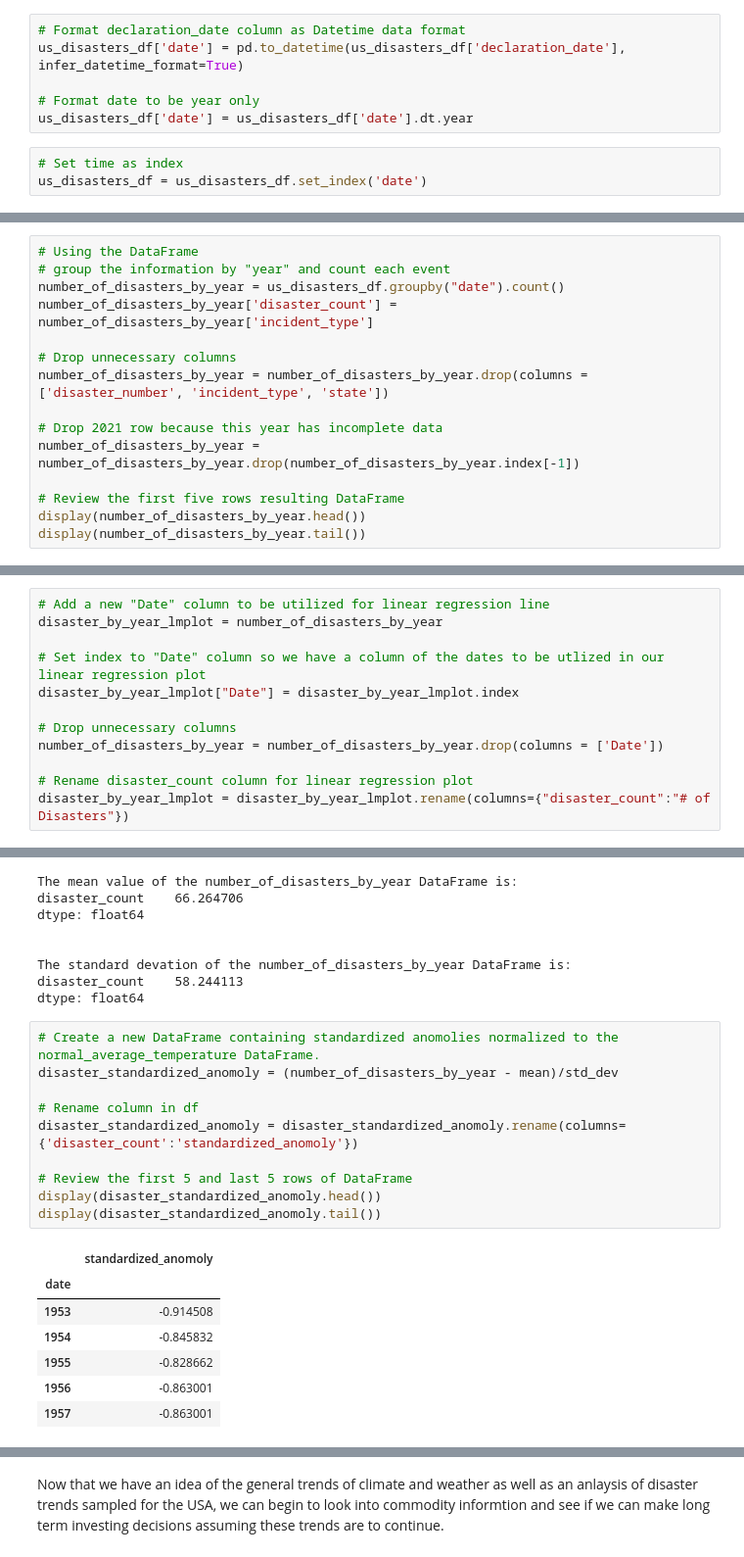
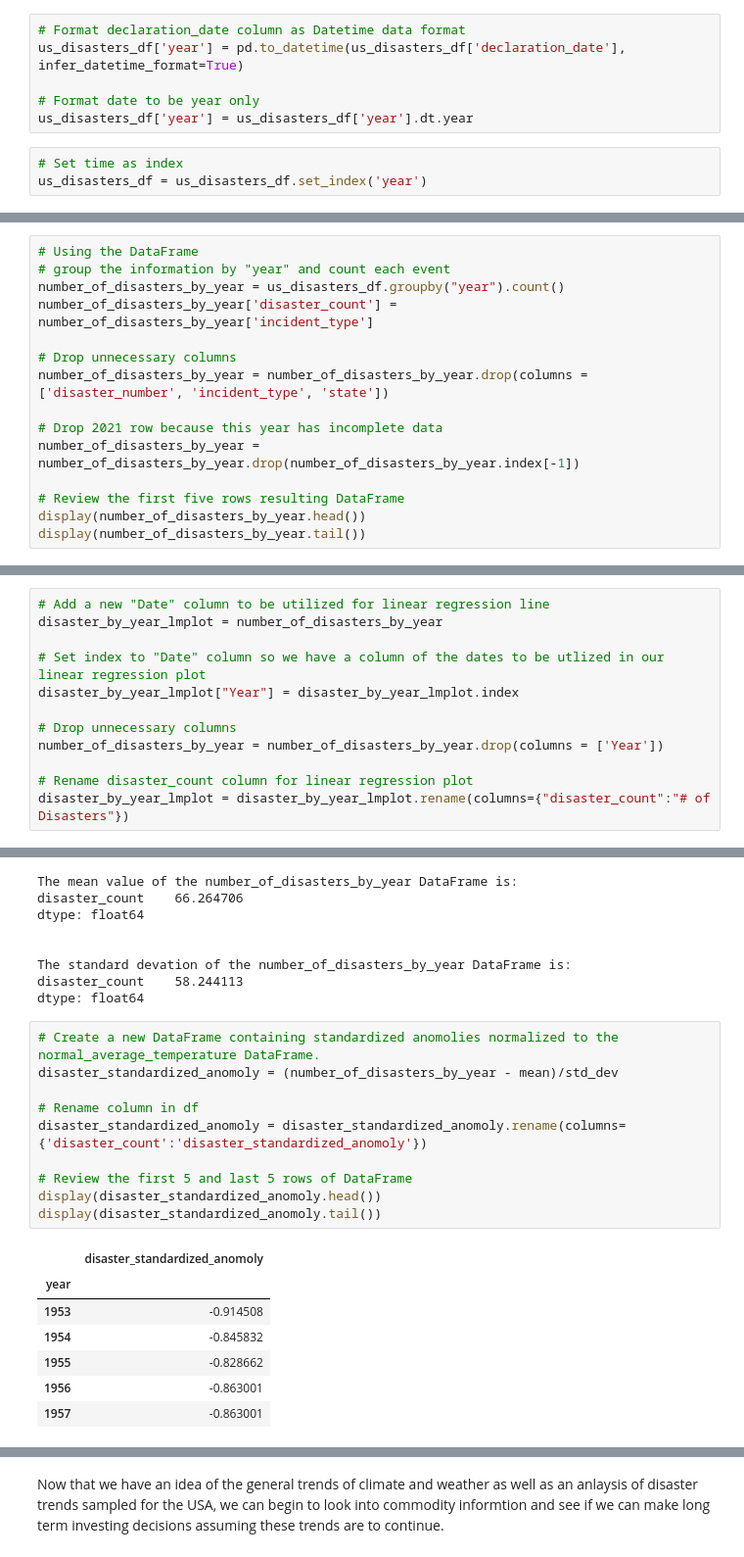
Before and after one commit to joshuacreveling/Group_Project_1, a Jupyter notebook: commodities_prices_vs_climate_change.ipynb, the cells around one changed output, grey strips where cells are left out. Shown at 98% size. Saved outputs shown, nothing was run; the diff lists cells and outputs as text.

```diff
--- a/commodities_prices_vs_climate_change.ipynb
+++ b/commodities_prices_vs_climate_change.ipynb
@@ -278,12 +302,12 @@ us_disasters_df.head()
 # %%
 # Format declaration_date column as Datetime data format
-us_disasters_df['date'] = pd.to_datetime(us_disasters_df['declaration_date'], infer_datetime_format=True)
+us_disasters_df['year'] = pd.to_datetime(us_disasters_df['declaration_date'], infer_datetime_format=True)
 
 # Format date to be year only
-us_disasters_df['date'] = us_disasters_df['date'].dt.year
+us_disasters_df['year'] = us_disasters_df['year'].dt.year
 # %%
 # Set time as index
-us_disasters_df = us_disasters_df.set_index('date')
+us_disasters_df = us_disasters_df.set_index('year')
 # %%
 # Drop unnecessary rows
 us_disasters_df = us_disasters_df.dropna()
@@ -403,7 +427,7 @@ disaster_location_plot
 # %%
 # Using the DataFrame
 # group the information by "year" and count each event
-number_of_disasters_by_year = us_disasters_df.groupby("date").count()
+number_of_disasters_by_year = us_disasters_df.groupby("year").count()
 number_of_disasters_by_year['disaster_count'] = number_of_disasters_by_year['incident_type']
 
 # Drop unnecessary columns
@@ -443,10 +467,10 @@ number_of_disasters_by_year.hvplot(title = "USA Natural Diaster Absolute Count (
 disaster_by_year_lmplot = number_of_disasters_by_year
 
 # Set index to "Date" column so we have a column of the dates to be utlized in our linear regression plot
-disaster_by_year_lmplot["Date"] = disaster_by_year_lmplot.index
+disaster_by_year_lmplot["Year"] = disaster_by_year_lmplot.index
 
 # Drop unnecessary columns
-number_of_disasters_by_year = number_of_disasters_by_year.drop(columns = ['Date'])
+number_of_disasters_by_year = number_of_disasters_by_year.drop(columns = ['Year'])
 
 # Rename disaster_count column for linear regression plot
 disaster_by_year_lmplot = disaster_by_year_lmplot.rename(columns={"disaster_count":"# of Disasters"})
@@ -480,16 +504,16 @@ dtype: float64
 # %%
 # Create a new DataFrame containing standardized anomolies normalized to the normal_average_temperature DataFrame.
 disaster_standardized_anomoly = (number_of_disasters_by_year - mean)/std_dev
 
 # Rename column in df
-disaster_standardized_anomoly = disaster_standardized_anomoly.rename(columns={'disaster_count':'standardized_anomoly'})
+disaster_standardized_anomoly = disaster_standardized_anomoly.rename(columns={'disaster_count':'disaster_standardized_anomoly'})
 
 # Review the first 5 and last 5 rows of DataFrame
 display(disaster_standardized_anomoly.head())
 display(disaster_standardized_anomoly.tail())
 # %% [output]
-|  | standardized_anomoly |
-| date |  |
+|  | disaster_standardized_anomoly |
+| year |  |
 | 1953 | -0.914508 |
 | 1954 | -0.845832 |
 | 1955 | -0.828662 |
```
Also changed, not shown: parts of 19 cells of this notebook, 1 other file.
